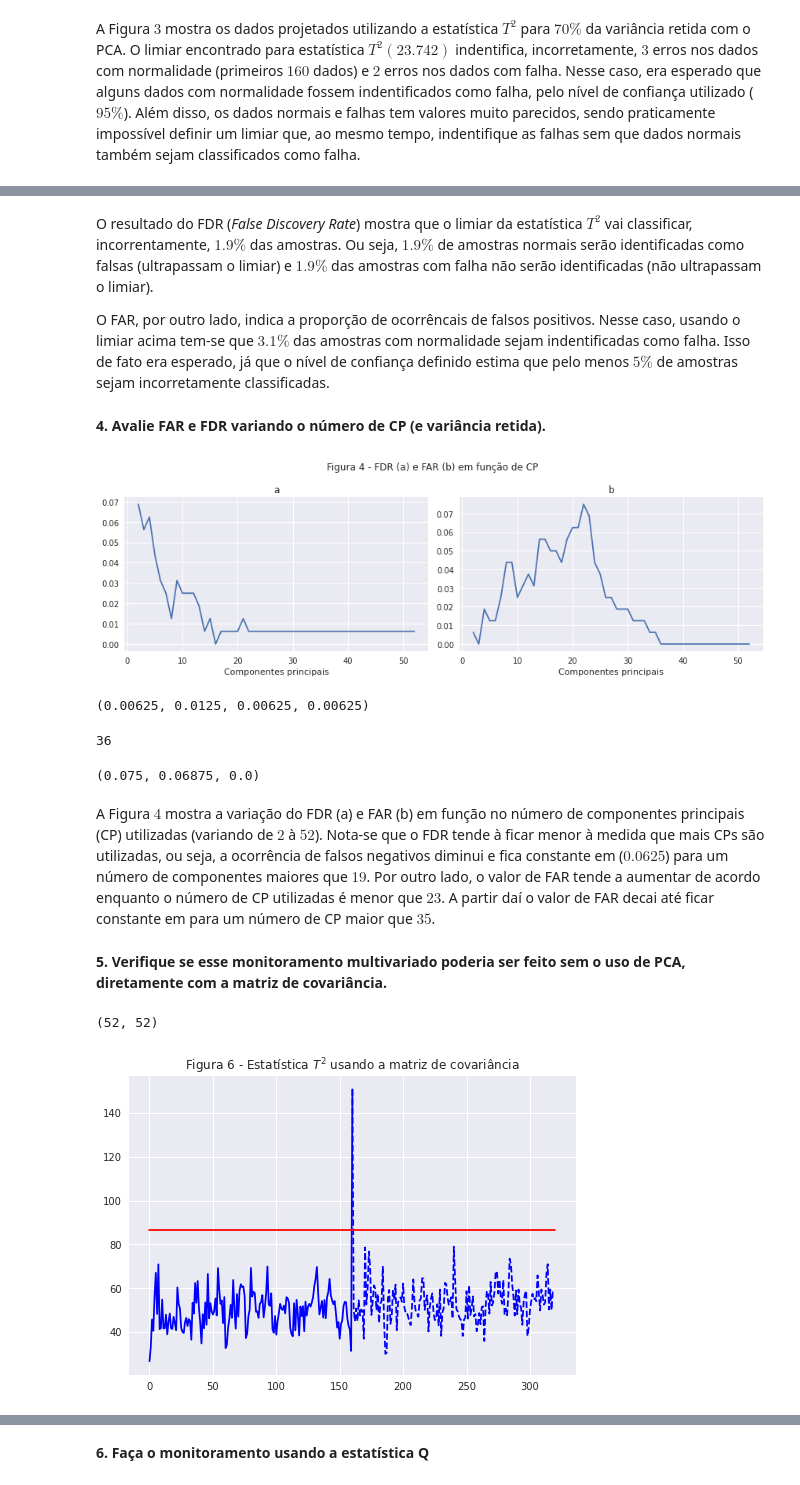
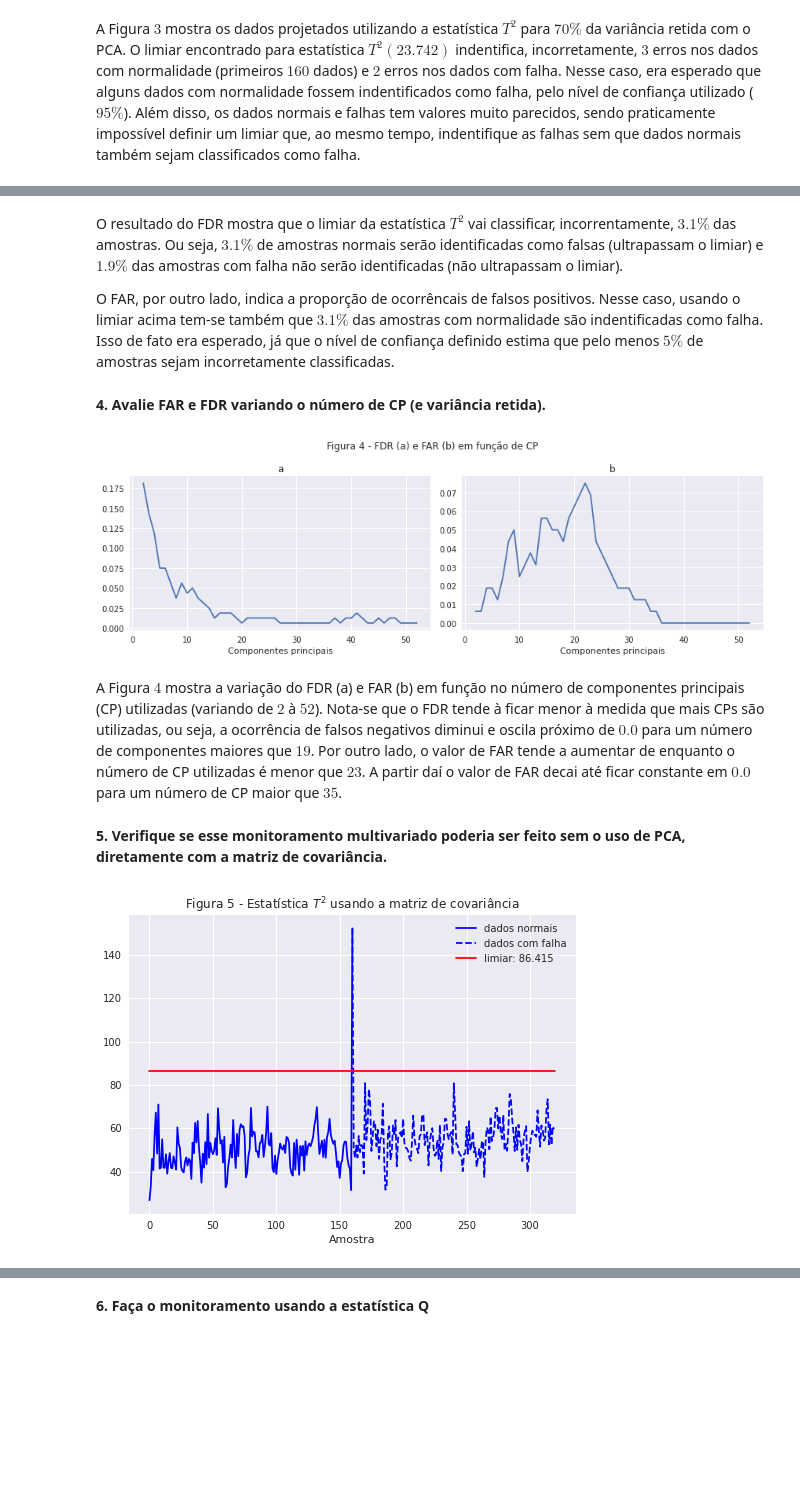
Before and after one commit to ifribeiro/TEI-EstApl, a Jupyter notebook: EPC11.ipynb, the cells around one changed output, grey strips where cells are left out. Drawn from its saved outputs; the diff is of its cells as text; code cells hidden in the pictures; blank space fills up the shorter version.

```diff
--- a/EPC11.ipynb
+++ b/EPC11.ipynb
@@ -105,21 +87,15 @@ def T2(X, N):
     """
     Valores para a estatística T²
     """
-    S = X.T @ X/(N-1)
+    S = np.cov(X.T) # matriz de covariância
     t2 = []
-    Si = np.linalg.inv(S)
+    Si = np.linalg.inv(S) # matriz inversa de S
     for i in range(N):
         a = X[i, :] @ Si @ X[i,:].T
         t2.append(a)
     return t2
 
 def FDR(TP, FN):
-    """
-    False Discovery Rate
-    """
     return TP/(TP+FN)
 def FAR(FP, TN):
-    """
-    False Accuracy Rate
-    """
     return FP/(FP+TN)
@@ -157,8 +133,8 @@ FDR: 0.019
 FAR: 0.031
 # %% [markdown]
-O resultado do FDR (*False Discovery Rate*) mostra que o limiar da estatística $T^2$ vai classificar, incorrentamente, $1.9\%$ das amostras. Ou seja, $1.9\%$ de amostras normais serão identificadas como falsas (ultrapassam o limiar) e $1.9\%$ das amostras com falha não serão identificadas (não ultrapassam o limiar).
+O resultado do FDR mostra que o limiar da estatística $T^2$ vai classificar, incorrentamente, $3.1\%$ das amostras. Ou seja, $3.1\%$ de amostras normais serão identificadas como falsas (ultrapassam o limiar) e $1.9\%$ das amostras com falha não serão identificadas (não ultrapassam o limiar).
 
-O FAR, por outro lado, indica a proporção de ocorrêncais de falsos positivos. Nesse caso, usando o limiar acima tem-se que $3.1\%$ das amostras com normalidade sejam indentificadas como falha. Isso de fato era esperado, já que o nível de confiança definido estima que pelo menos $5\%$ de amostras sejam incorretamente classificadas.
+O FAR, por outro lado, indica a proporção de ocorrêncais de falsos positivos. Nesse caso, usando o limiar acima tem-se também que $3.1\%$ das amostras com normalidade são indentificadas como falha. Isso de fato era esperado, já que o nível de confiança definido estima que pelo menos $5\%$ de amostras sejam incorretamente classificadas.
 # %% [markdown]
 **4. Avalie FAR e FDR variando o número de CP (e variância retida).**
 # %%
@@ -185,44 +160,30 @@ ax[0].set_title("a")
 ax[0].set_xlabel("Componentes principais")
 ax[1].set_xlabel("Componentes principais")
 ax[1].set_title("b")
-plt.suptitle("Figura 4 - FDR (a) e FAR (b) em função de CP");
-plt.tight_layout()
+plt.suptitle("Figura 4 - FDR (a) e FAR (b) em função de CP")
+plt.tight_layout();
 # %% [output]
-[figure, old version]
+[figure, new version]
-# %%
-fdrs[18], fdrs[19], fdrs[20], fdrs[21]
-# %% [output]
-(0.00625, 0.0125, 0.00625, 0.00625)
-# %%
-lista_componentes[34]
-# %% [output]
-36
-# %%
-fars[20], fars[21], fars[34],
-# %% [output]
-(0.075, 0.06875, 0.0)
 # %% [markdown]
-A Figura $4$ mostra a variação do FDR (a) e FAR (b) em função no número de componentes principais (CP) utilizadas (variando de $2$ à $52$). Nota-se que o FDR tende à ficar menor à medida que mais CPs são utilizadas, ou seja, a ocorrência de falsos negativos diminui e fica constante em ($0.0625$) para um número de componentes maiores que $19$. Por outro lado, o valor de FAR tende a aumentar de acordo enquanto o número de CP utilizadas é menor que $23$. A partir daí o valor de FAR decai até ficar constante em para um número de CP maior que $35$.
+A Figura $4$ mostra a variação do FDR (a) e FAR (b) em função no número de componentes principais (CP) utilizadas (variando de $2$ à $52$). Nota-se que o FDR tende à ficar menor à medida que mais CPs são utilizadas, ou seja, a ocorrência de falsos negativos diminui e oscila próximo de $0.0$ para um número de componentes maiores que $19$. Por outro lado, o valor de FAR tende a aumentar de enquanto o número de CP utilizadas é menor que $23$. A partir daí o valor de FAR decai até ficar constante em $0.0$ para um número de CP maior que $35$.
 # %% [markdown]
 **5. Verifique se esse monitoramento multivariado poderia ser feito sem o uso de PCA, diretamente com a matriz de covariância.**
-# %%
-cov_matriz.shape
-# %% [output]
-(52, 52)
 # %%
 t2x = T2(dados.values, 320)
 # %%
 X = dados.values
 l = limiar_t2(52, 320)
 fig, ax = plt.subplots()
 xl = [0, 320]
 yl = [l, l]
 xnorm = np.arange(161)
 xfalha = np.arange(160, 320)
-ax.plot(xnorm, t2X[:161],c='blue')
-ax.plot(xfalha, t2X[160:],c='blue', ls='--')
-ax.plot(xl, yl, c='r')
-plt.title("Figura 6 - Estatística $T^2$ usando a matriz de covariância");
+ax.plot(xnorm, t2X[:161],c='blue', label="dados normais")
+ax.plot(xfalha, t2X[160:],c='blue', ls='--', label="dados com falha")
+ax.plot(xl, yl, c='r', label="limiar: {:.3f}".format(l))
+ax.set_xlabel("Amostra")
+plt.legend()
+plt.title("Figura 5 - Estatística $T^2$ usando a matriz de covariância");
 # %% [output]
-[figure, old version]
+[figure, new version]
 # %% [markdown]
```
Also changed, not shown: parts of 15 cells of this notebook.
